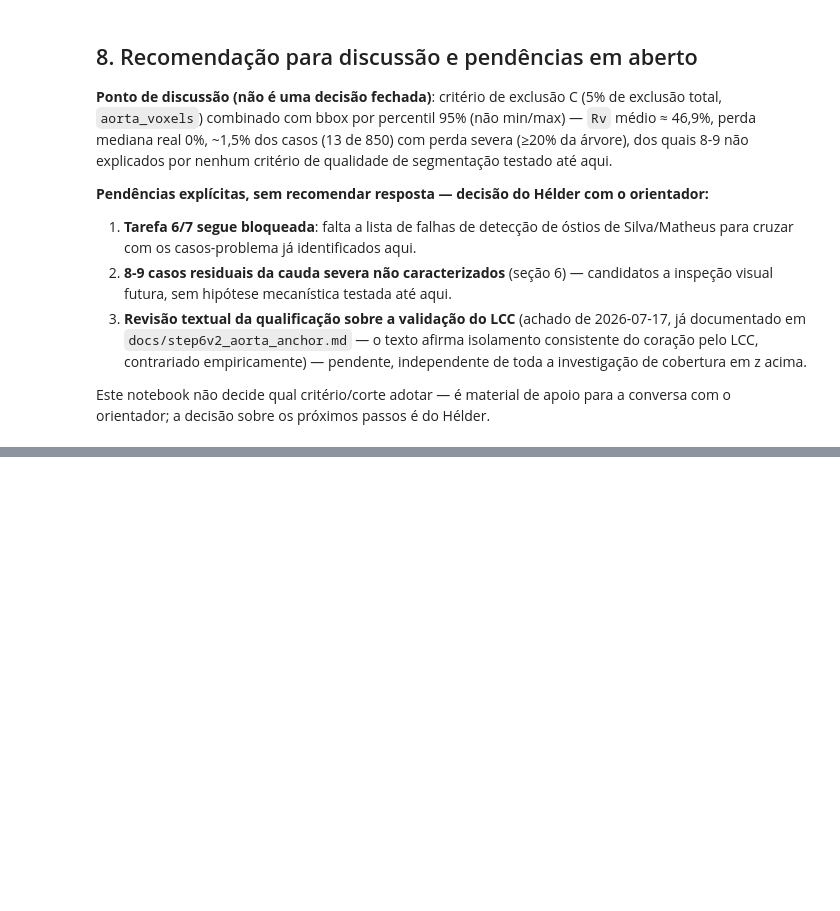
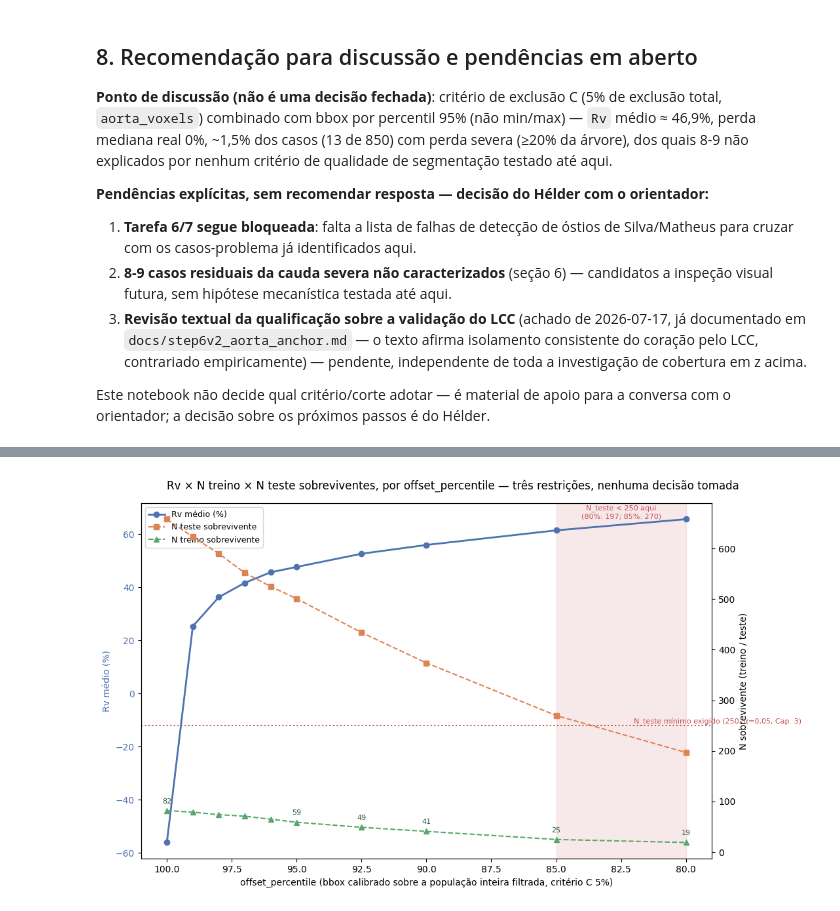
Before and after one commit to hcalmeida-uesc/heart-bounding-box, a Jupyter notebook: notebooks/reuniao_2026-07-29_diagnostico_e_correcao_z_coverage.ipynb, the cells around one changed output, grey strips where cells are left out. Saved outputs shown, nothing was run; the diff lists cells and outputs as text; code cells hidden in the pictures; blank space fills up the shorter version.

```diff
--- a/notebooks/reuniao_2026-07-29_diagnostico_e_correcao_z_coverage.ipynb
+++ b/notebooks/reuniao_2026-07-29_diagnostico_e_correcao_z_coverage.ipynb
@@ -480,0 +562,7 @@ orientador; a decisão sobre os próximos passos é do Hélder.
+# %%
+key_levels = [100, 95, 92.5, 90, 85, 80]
+train_seq = merged[merged["offset_percentile"].isin(key_levels)][
+    ["offset_percentile", "n_final_train", "n_final_test", "rv_mean_%"]
+]
+print("N de treino/teste sobreviventes x Rv, pontos-chave (sem limiar de segurança definido):")
+train_seq
@@ -480,0 +578,58 @@ orientador; a decisão sobre os próximos passos é do Hélder.
+# %%
+fig, ax1 = plt.subplots(figsize=(11, 6.5))
+
+x = merged["offset_percentile"]
+
+ax1.plot(x, merged["rv_mean_%"], marker="o", color="#4C72B0", linewidth=2, label="Rv médio (%)")
+ax1.set_xlabel("offset_percentile (bbox calibrado sobre a população inteira filtrada, critério C 5%)")
+ax1.set_ylabel("Rv médio (%)", color="#4C72B0")
+ax1.tick_params(axis="y", labelcolor="#4C72B0")
+ax1.invert_xaxis()
+
+ax2 = ax1.twinx()
+ax2.plot(x, merged["n_final_test"], marker="s", linestyle="--", color="#DD8452", label="N teste sobrevivente")
+ax2.plot(x, merged["n_final_train"], marker="^", linestyle="--", color="#55A868", label="N treino sobrevivente")
+ax2.axhline(250, color="#C44E52", linestyle=":", linewidth=1.5)
+ax2.annotate(
+    "N_teste mínimo exigido (250, α=0,05, Cap. 3)",
+    xy=(x.min() + 2, 250),
+    fontsize=8,
+    va="bottom",
+    color="#C44E52",
+)
+ax2.set_ylabel("N sobrevivente (treino / teste)")
+
+# Regiao onde N_teste < 250 (confirmado entre 80% e 85% na grade testada)
+ax1.axvspan(80, 85, color="#C44E52", alpha=0.12, zorder=0)
+ax1.annotate(
+    "N_teste < 250 aqui\n(80%: 197; 85%: 270)",
+    xy=(82.5, ax1.get_ylim()[1] * 0.92),
+    ha="center",
+    fontsize=8,
+    color="#C44E52",
+)
+
+# Anota os pontos-chave de N_treino citados no pedido (82->59->49->41->25->19)
+for level in key_levels:
+    row = merged[merged["offset_percentile"] == level].iloc[0]
+    ax2.annotate(
+        f"{int(row['n_final_train'])}",
+        xy=(level, row["n_final_train"]),
+        xytext=(0, 8),
+        textcoords="offset points",
+        ha="center",
+        fontsize=8,
+        color="#2E5B3E",
+    )
+
+lines1, labels1 = ax1.get_legend_handles_labels()
+lines2, labels2 = ax2.get_legend_handles_labels()
+ax1.legend(lines1 + lines2, labels1 + labels2, loc="upper left", fontsize=9)
+
+fig.suptitle(
+    "Rv × N treino × N teste sobreviventes, por offset_percentile — três restrições, nenhuma decisão tomada"
+)
+fig.tight_layout()
+plt.show()
+# %% [output]
+[figure, added]
```
Also changed, not shown: parts of 5 cells of this notebook.
